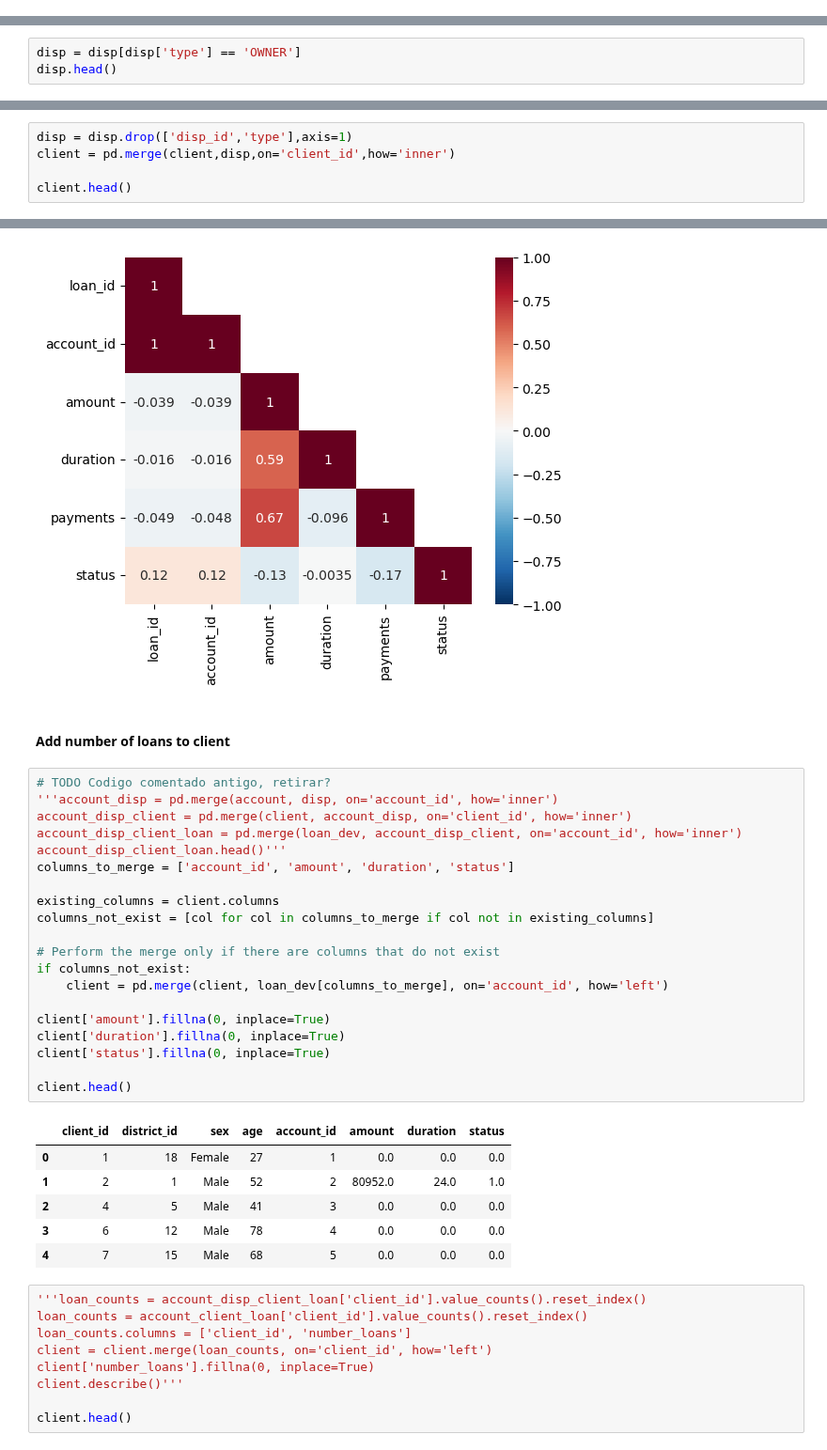
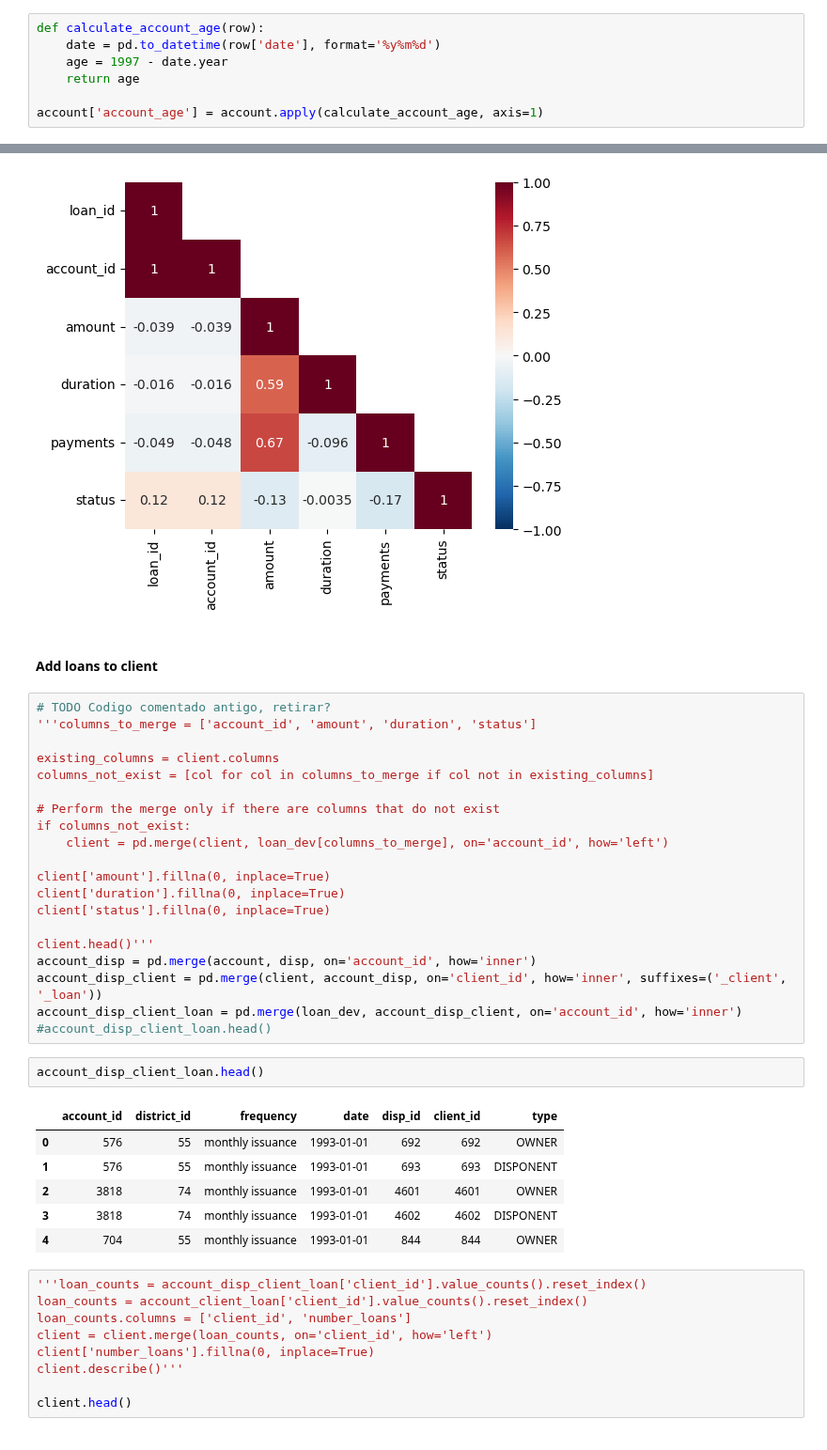
Before and after one commit to DanielaTomas/FCUP-DM1, a Jupyter notebook: DM1.ipynb, the cells around one changed output, grey strips where cells are left out. Shown at 94% size. Cells and saved outputs as stored; diff of their text form.

```diff
--- a/DM1.ipynb
+++ b/DM1.ipynb
@@ -71,3 +72,10 @@ Here we can see that there were significantly more accounts created in 1993 and
+# %%
+def calculate_account_age(row):
+    date = pd.to_datetime(row['date'], format='%y%m%d')
+    age = 1997 - date.year
+    return age
+
+account['account_age'] = account.apply(calculate_account_age, axis=1)
 # %%
 sns.countplot(x='frequency', data=account)
 plt.title("Account Statement Issuance Frequency")
@@ -662,3 +667,0 @@ Since the type "DISPONENT" cannot ask for a loan we chose to remove them from th
-# %%
-disp = disp[disp['type'] == 'OWNER']
-disp.head()
@@ -686,5 +667,0 @@ All clients have one account.
-# %%
-disp = disp.drop(['disp_id','type'],axis=1)
-client = pd.merge(client,disp,on='client_id',how='inner')
-
-client.head()
@@ -919,14 +887,10 @@ plt.show()
 # %% [output]
 [figure]
 # %% [markdown]
-#### Add number of loans to client
+#### Add loans to client
 # %%
 # TODO Codigo comentado antigo, retirar?
-'''account_disp = pd.merge(account, disp, on='account_id', how='inner')
-account_disp_client = pd.merge(client, account_disp, on='client_id', how='inner')
-account_disp_client_loan = pd.merge(loan_dev, account_disp_client, on='account_id', how='inner')
-account_disp_client_loan.head()'''
-columns_to_merge = ['account_id', 'amount', 'duration', 'status']
+'''columns_to_merge = ['account_id', 'amount', 'duration', 'status']
 
 existing_columns = client.columns
 columns_not_exist = [col for col in columns_to_merge if col not in existing_columns]
@@ -939,14 +903,20 @@ client['amount'].fillna(0, inplace=True)
 client['duration'].fillna(0, inplace=True)
 client['status'].fillna(0, inplace=True)
 
-client.head()
+client.head()'''
+account_disp = pd.merge(account, disp, on='account_id', how='inner')
+account_disp_client = pd.merge(client, account_disp, on='client_id', how='inner', suffixes=('_client', '_loan'))
+account_disp_client_loan = pd.merge(loan_dev, account_disp_client, on='account_id', how='inner')
+#account_disp_client_loan.head()
-# %% [output]
-|  | client_id | district_id | sex | age | account_id | amount | duration | status |
-| 0 | 1 | 18 | Female | 27 | 1 | 0.0 | 0.0 | 0.0 |
-| 1 | 2 | 1 | Male | 52 | 2 | 80952.0 | 24.0 | 1.0 |
-| 2 | 4 | 5 | Male | 41 | 3 | 0.0 | 0.0 | 0.0 |
-| 3 | 6 | 12 | Male | 78 | 4 | 0.0 | 0.0 | 0.0 |
-| 4 | 7 | 15 | Male | 68 | 5 | 0.0 | 0.0 | 0.0 |
+# %%
+account_disp_client_loan.head()
+# %% [output]
+|  | account_id | district_id | frequency | date | disp_id | client_id | type |
+| 0 | 576 | 55 | monthly issuance | 1993-01-01 | 692 | 692 | OWNER |
+| 1 | 576 | 55 | monthly issuance | 1993-01-01 | 693 | 693 | DISPONENT |
+| 2 | 3818 | 74 | monthly issuance | 1993-01-01 | 4601 | 4601 | OWNER |
+| 3 | 3818 | 74 | monthly issuance | 1993-01-01 | 4602 | 4602 | DISPONENT |
+| 4 | 704 | 55 | monthly issuance | 1993-01-01 | 844 | 844 | OWNER |
 # %%
 '''loan_counts = account_disp_client_loan['client_id'].value_counts().reset_index()
 loan_counts = account_client_loan['client_id'].value_counts().reset_index()
```
Also changed, not shown: parts of 7 cells of this notebook.
